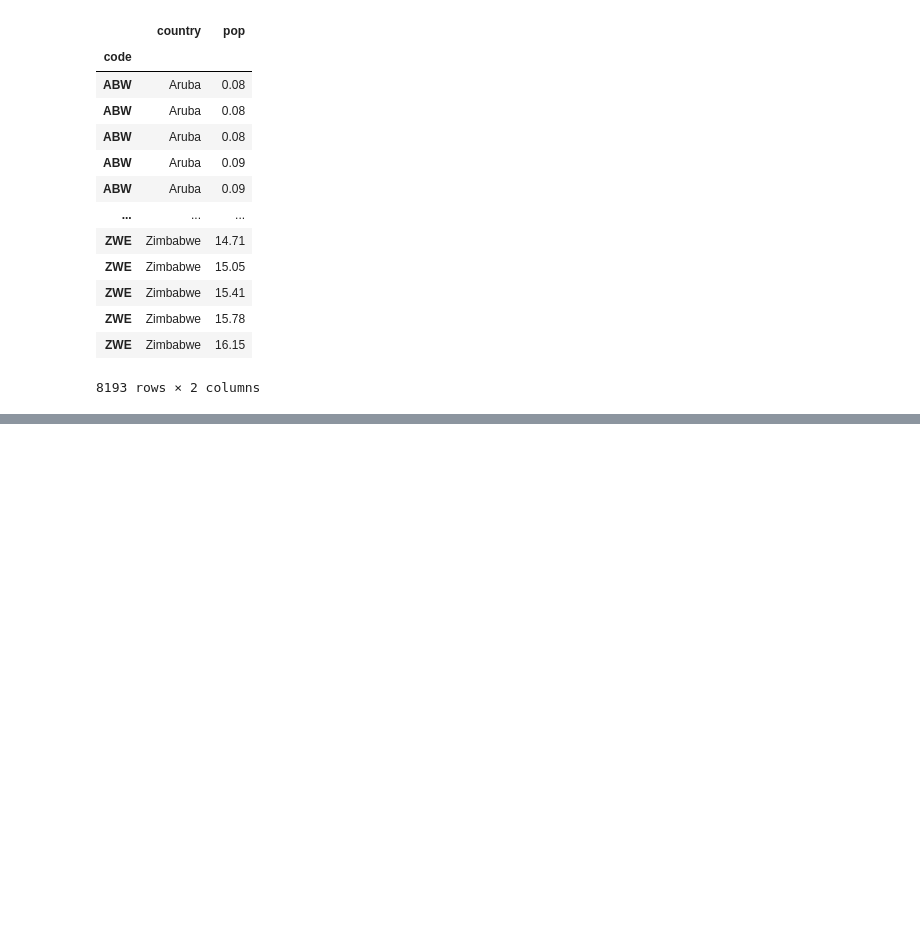
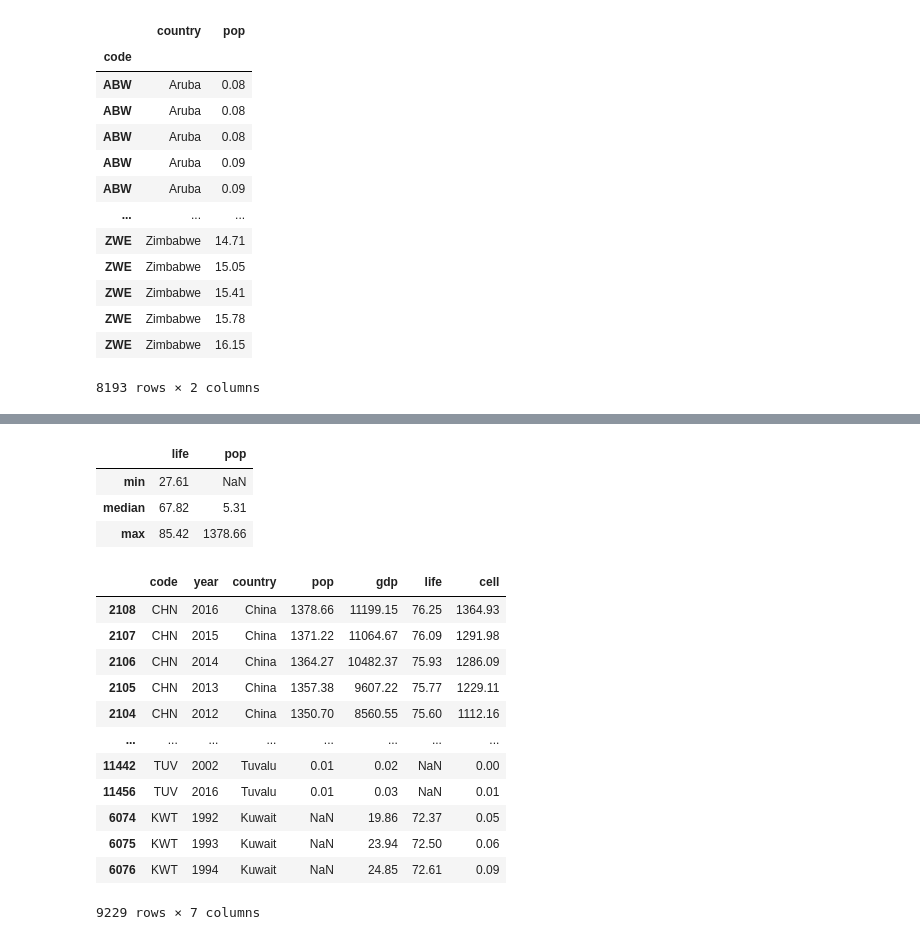
Before and after one commit to ernbilen/Data200_Fall23, a Jupyter notebook: notes/in-class/sep19.ipynb, the cells around one changed output, grey strips where cells are left out. Cells and saved outputs as stored; diff of their text form; code cells hidden in the pictures; blank space fills up the shorter version.

```diff
--- a/notes/in-class/sep19.ipynb
+++ b/notes/in-class/sep19.ipynb
@@ -403,0 +414,34 @@ df.loc[df.gdp<200,['country','pop']]
+# %%
+# filter out "WLD", "TSA" codes
+df = df[(df.code!='WLD')&(df.code!='TSA')]
+
+# what is the median life exp?
+#df.life.median()
+
+# aside: what is the latest year in the data?
+#df.sort_values('year',ascending=False)
+#df.year.max()
+
+# aggregate function takes in a dict
+df.agg({'life':['min','median','max'],'pop':['median','max']})
+# %% [output]
+|  | life | pop |
+| min | 27.61 | NaN |
+| median | 67.82 | 5.31 |
+| max | 85.42 | 1378.66 |
+# %%
+df.sort_values('pop',ascending=False)
+# %% [output]
+|  | code | year | country | pop | gdp | life | cell |
+| 2108 | CHN | 2016 | China | 1378.66 | 11199.15 | 76.25 | 1364.93 |
+| 2107 | CHN | 2015 | China | 1371.22 | 11064.67 | 76.09 | 1291.98 |
+| 2106 | CHN | 2014 | China | 1364.27 | 10482.37 | 75.93 | 1286.09 |
+| 2105 | CHN | 2013 | China | 1357.38 | 9607.22 | 75.77 | 1229.11 |
+| 2104 | CHN | 2012 | China | 1350.70 | 8560.55 | 75.60 | 1112.16 |
+| ... | ... | ... | ... | ... | ... | ... | ... |
+| 11442 | TUV | 2002 | Tuvalu | 0.01 | 0.02 | NaN | 0.00 |
+| 11456 | TUV | 2016 | Tuvalu | 0.01 | 0.03 | NaN | 0.01 |
+| 6074 | KWT | 1992 | Kuwait | NaN | 19.86 | 72.37 | 0.05 |
+| 6075 | KWT | 1993 | Kuwait | NaN | 23.94 | 72.50 | 0.06 |
+| 6076 | KWT | 1994 | Kuwait | NaN | 24.85 | 72.61 | 0.09 |
+9229 rows × 7 columns
```
Also changed, not shown: parts of 11 cells of this notebook.
